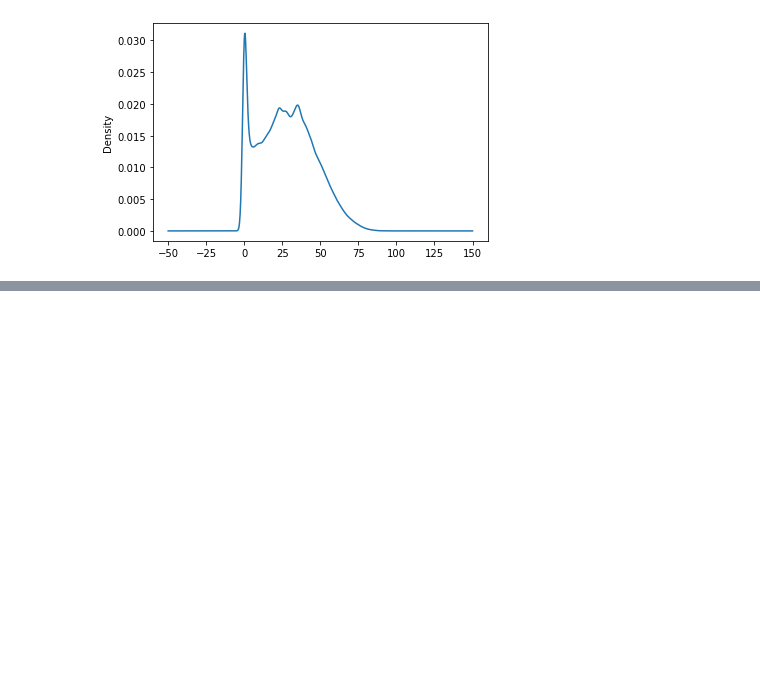
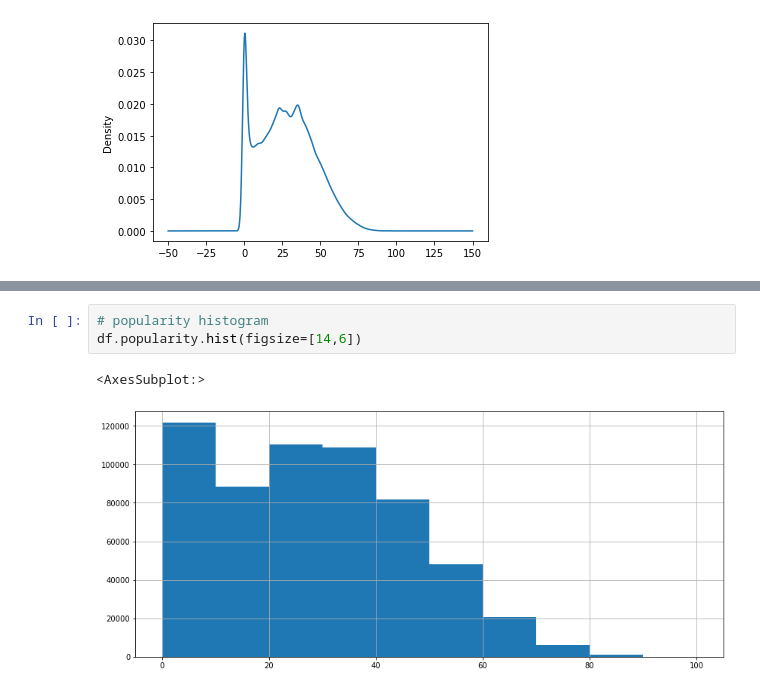
Before and after one commit to halmasieh/Spotify_Analysis, a Jupyter notebook: tracks_eda_etl.ipynb, the cells around one changed output, grey strips where cells are left out. Drawn from its saved outputs; the diff is of its cells as text; blank space fills up the shorter version.

```diff
--- a/tracks_eda_etl.ipynb
+++ b/tracks_eda_etl.ipynb
@@ -60,0 +84,6 @@ df['popularity'].plot.density()
+# %%
+# popularity histogram
+df.popularity.hist(figsize=[14,6])
+# %% [output]
+<AxesSubplot:>
+[figure, added]
```
Also changed, not shown: parts of 4 cells of this notebook.
